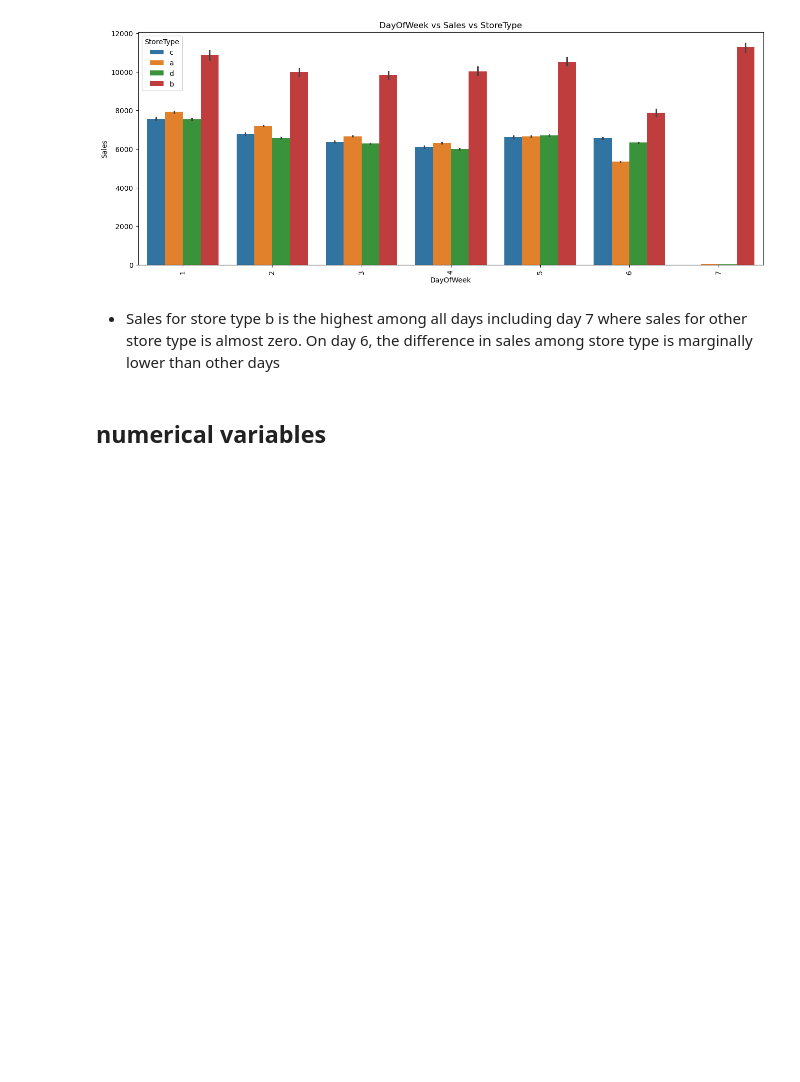
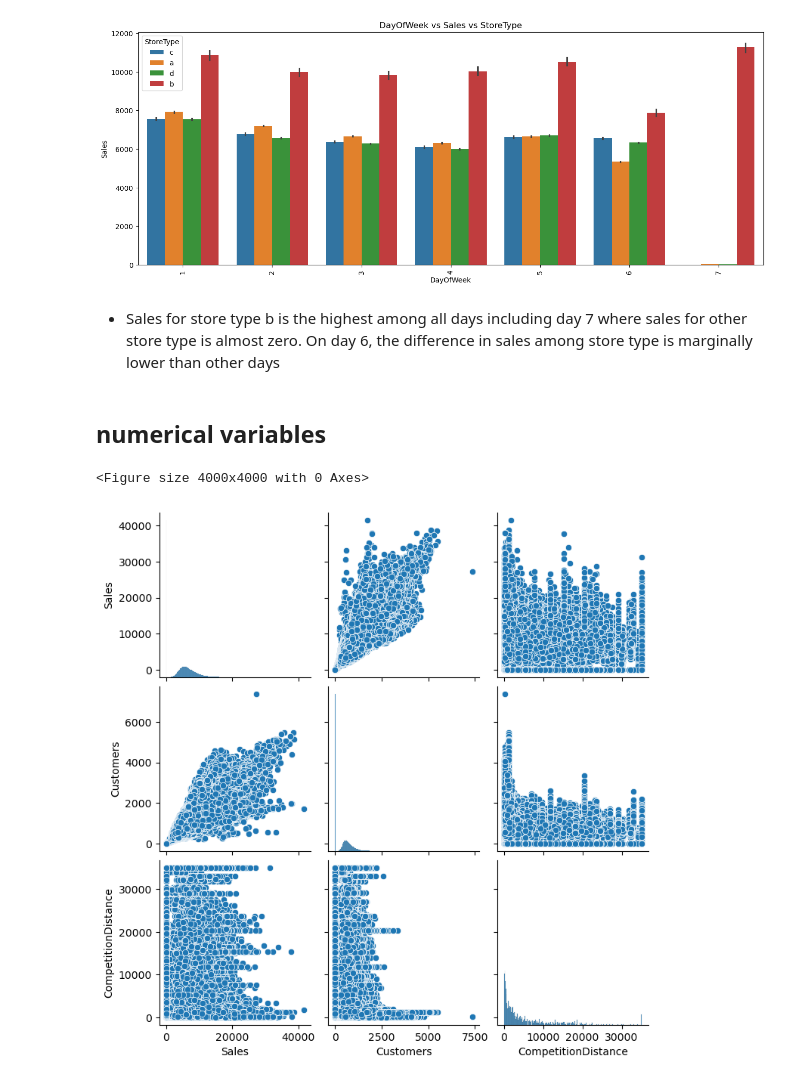
Before and after one commit to SanjayaKumarSahoo/rossmann-drug-timeseries-forecast, a Jupyter notebook: rossmann-drug-timeseries-forecast.ipynb, the cells around one changed output. Cells and saved outputs as stored; diff of their text form; code cells hidden in the pictures; blank space fills up the shorter version.

```diff
--- a/rossmann-drug-timeseries-forecast.ipynb
+++ b/rossmann-drug-timeseries-forecast.ipynb
@@ -499,3 +499,12 @@ plt.show()
 - Sales for store type b is the highest among all days including day 7 where sales for other store type is almost zero. On day 6, the difference in sales among store type is marginally lower than other days
 # %% [markdown]
 ## numerical variables
+# %%
+# Pairwise plot
+
+plt.figure(figsize=(40, 40))
+sns.pairplot(train[['Sales','Customers','CompetitionDistance']])
+plt.show()
+# %% [output]
+<Figure size 4000x4000 with 0 Axes>
+[figure, added]
```
Also changed, not shown: parts of 4 cells of this notebook.
